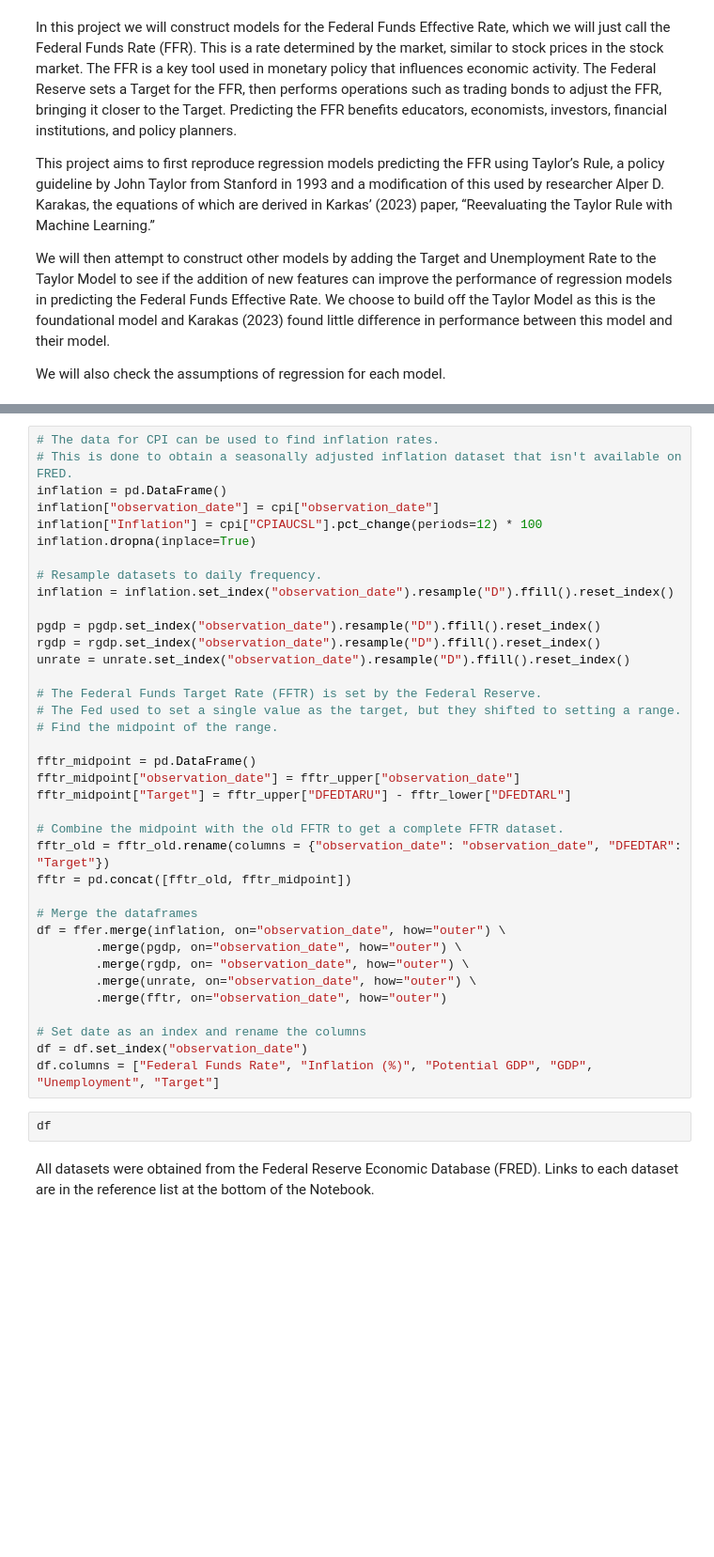
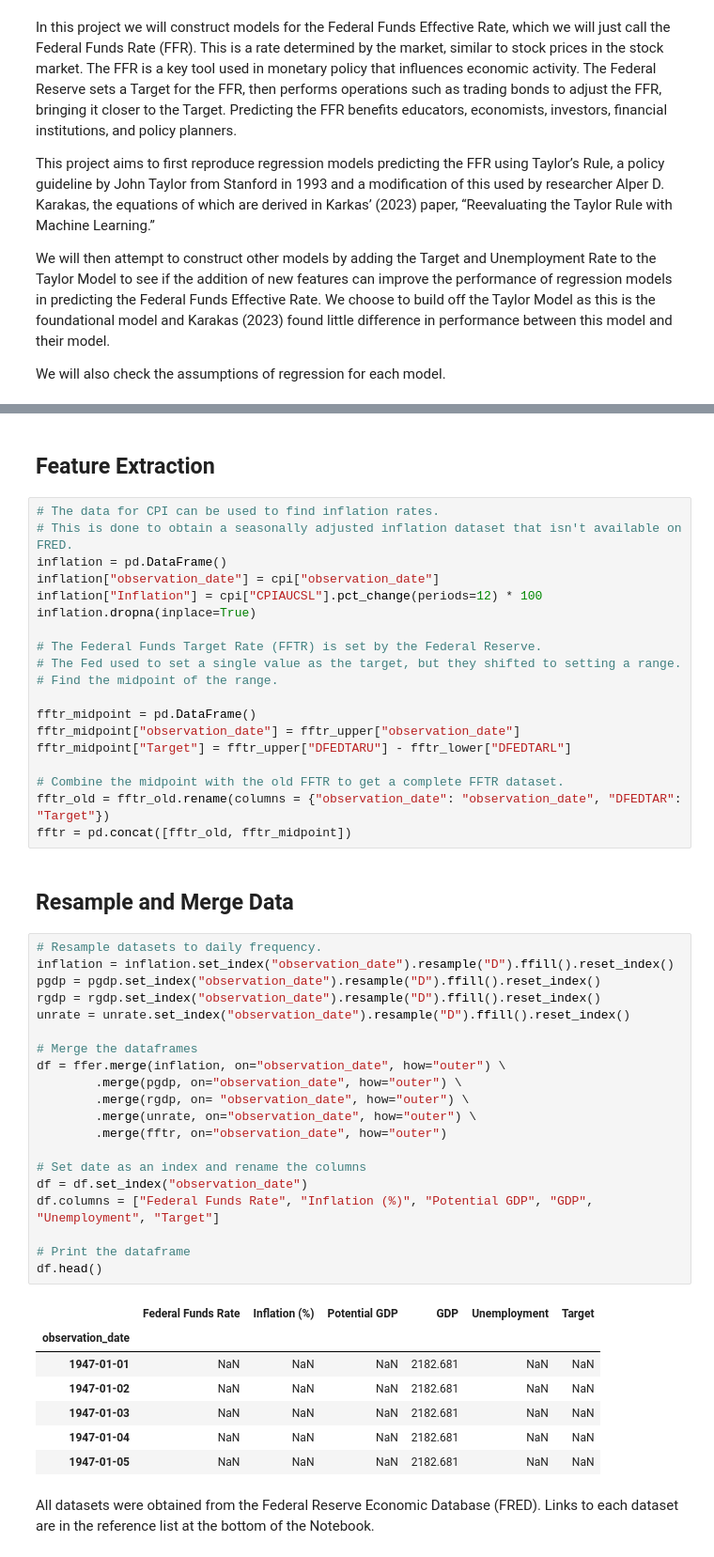
Before and after one commit to nvpham12/Capstone-Project, a Jupyter notebook: Capstone_Milestone_3_FFR_regression_modeling.ipynb, the cells around one changed output, grey strips where cells are left out. Shown at 94% size. Cells and saved outputs as stored; diff of their text form; blank space fills up the shorter version.

```diff
--- a/Capstone_Milestone_3_FFR_regression_modeling.ipynb
+++ b/Capstone_Milestone_3_FFR_regression_modeling.ipynb
@@ -119,3 +158,5 @@ for name in datasets.keys():
+# %% [markdown]
+## Feature Extraction
 # %%
 # The data for CPI can be used to find inflation rates.
 # This is done to obtain a seasonally adjusted inflation dataset that isn't available on FRED.
@@ -123,13 +164,6 @@ inflation = pd.DataFrame()
 inflation["observation_date"] = cpi["observation_date"]
 inflation["Inflation"] = cpi["CPIAUCSL"].pct_change(periods=12) * 100
 inflation.dropna(inplace=True)
-
-# Resample datasets to daily frequency.
-inflation = inflation.set_index("observation_date").resample("D").ffill().reset_index()
-
-pgdp = pgdp.set_index("observation_date").resample("D").ffill().reset_index()
-rgdp = rgdp.set_index("observation_date").resample("D").ffill().reset_index()
-unrate = unrate.set_index("observation_date").resample("D").ffill().reset_index()
 
 # The Federal Funds Target Rate (FFTR) is set by the Federal Reserve.
 # The Fed used to set a single value as the target, but they shifted to setting a range.
@@ -142,19 +176,36 @@ fftr_midpoint["Target"] = fftr_upper["DFEDTARU"] - fftr_lower["DFEDTARL"]
 # Combine the midpoint with the old FFTR to get a complete FFTR dataset.
 fftr_old = fftr_old.rename(columns = {"observation_date": "observation_date", "DFEDTAR": "Target"})
 fftr = pd.concat([fftr_old, fftr_midpoint])
-
-# Merge the dataframes
-df = ffer.merge(inflation, on="observation_date", how="outer") \
-        .merge(pgdp, on="observation_date", how="outer") \
-        .merge(rgdp, on= "observation_date", how="outer") \
-        .merge(unrate, on="observation_date", how="outer") \
-        .merge(fftr, on="observation_date", how="outer")
-
-# Set date as an index and rename the columns
-df = df.set_index("observation_date")
-df.columns = ["Federal Funds Rate", "Inflation (%)", "Potential GDP", "GDP", "Unemployment", "Target"]
+# %% [markdown]
+## Resample and Merge Data
 # %%
-df
+# Resample datasets to daily frequency.
+inflation = inflation.set_index("observation_date").resample("D").ffill().reset_index()
+pgdp = pgdp.set_index("observation_date").resample("D").ffill().reset_index()
+rgdp = rgdp.set_index("observation_date").resample("D").ffill().reset_index()
+unrate = unrate.set_index("observation_date").resample("D").ffill().reset_index()
+
+# Merge the dataframes
+df = ffer.merge(inflation, on="observation_date", how="outer") \
+        .merge(pgdp, on="observation_date", how="outer") \
+        .merge(rgdp, on= "observation_date", how="outer") \
+        .merge(unrate, on="observation_date", how="outer") \
+        .merge(fftr, on="observation_date", how="outer")
+
+# Set date as an index and rename the columns
+df = df.set_index("observation_date")
+df.columns = ["Federal Funds Rate", "Inflation (%)", "Potential GDP", "GDP", "Unemployment", "Target"]
+
+# Print the dataframe
+df.head()
+# %% [output]
+|  | Federal Funds Rate | Inflation (%) | Potential GDP | GDP | Unemployment | Target |
+| observation_date |  |  |  |  |  |  |
+| 1947-01-01 | NaN | NaN | NaN | 2182.681 | NaN | NaN |
+| 1947-01-02 | NaN | NaN | NaN | 2182.681 | NaN | NaN |
+| 1947-01-03 | NaN | NaN | NaN | 2182.681 | NaN | NaN |
+| 1947-01-04 | NaN | NaN | NaN | 2182.681 | NaN | NaN |
+| 1947-01-05 | NaN | NaN | NaN | 2182.681 | NaN | NaN |
 # %% [markdown]
 All datasets were obtained from the Federal Reserve Economic Database (FRED). Links to each dataset are in the reference list at the bottom of the Notebook.
 # %% [markdown]
```
Also changed, not shown: parts of 62 cells of this notebook.
